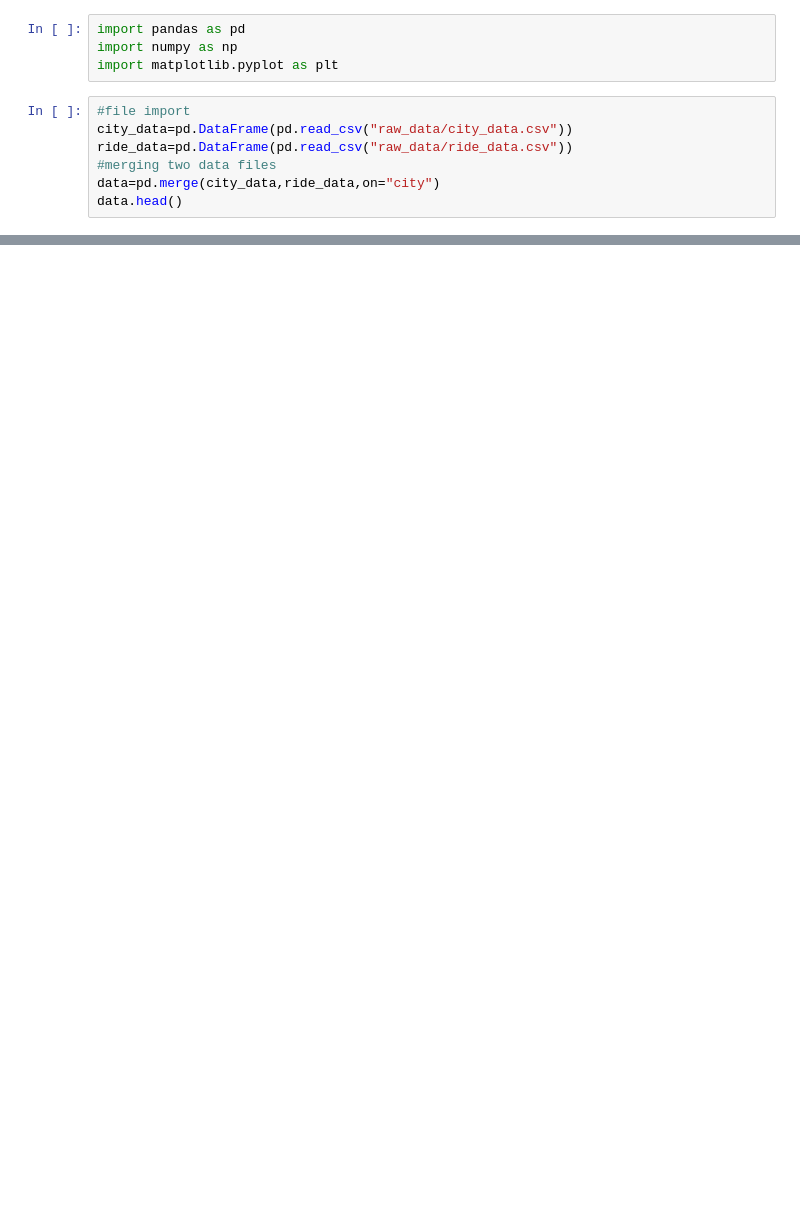
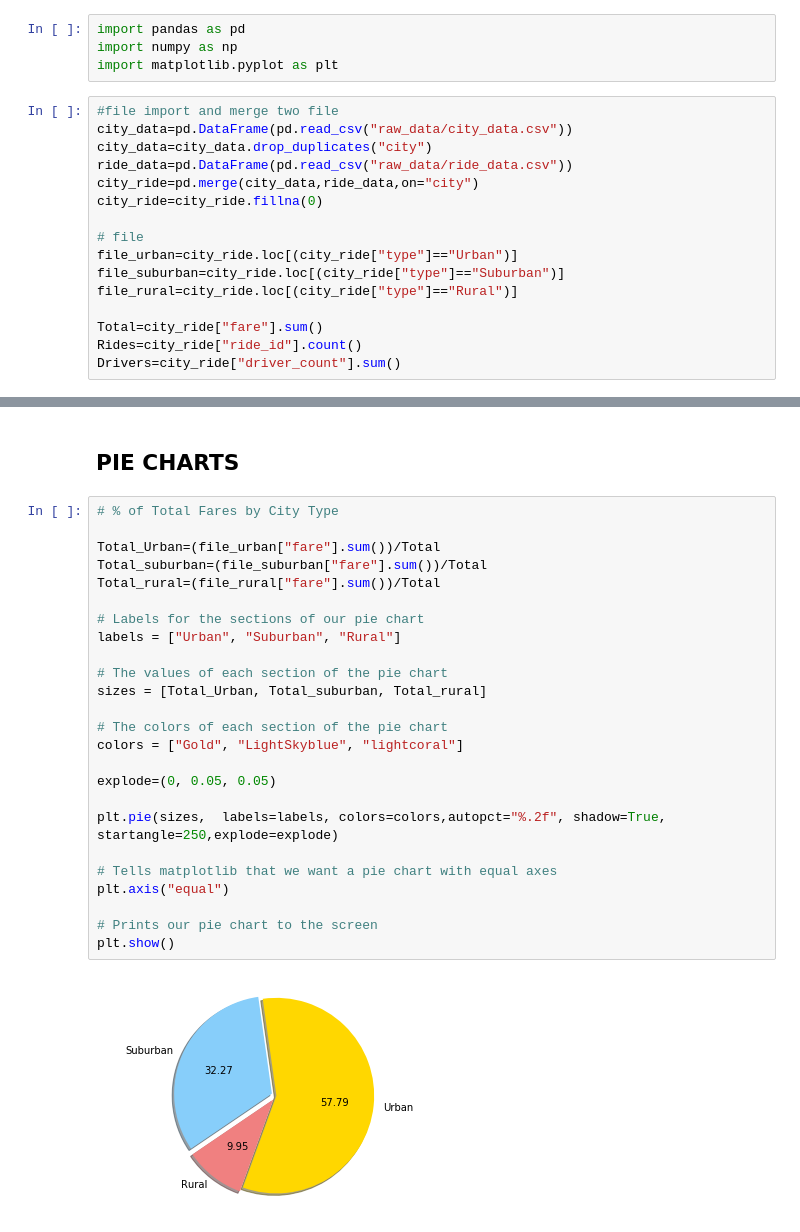
Before and after one commit to sumanakar/python-challenge, a Jupyter notebook: Pyber/Pyber.ipynb, the cells around one changed output, grey strips where cells are left out. Cells and saved outputs as stored; diff of their text form; blank space fills up the shorter version.

```diff
--- a/Pyber/Pyber.ipynb
+++ b/Pyber/Pyber.ipynb
@@ -3,9 +9,18 @@ import pandas as pd
 import numpy as np
 import matplotlib.pyplot as plt
 # %%
-#file import
+#file import and merge two file
 city_data=pd.DataFrame(pd.read_csv("raw_data/city_data.csv"))
+city_data=city_data.drop_duplicates("city")
 ride_data=pd.DataFrame(pd.read_csv("raw_data/ride_data.csv"))
-#merging two data files
-data=pd.merge(city_data,ride_data,on="city")
-data.head()
+city_ride=pd.merge(city_data,ride_data,on="city")
+city_ride=city_ride.fillna(0)
+
+# file
+file_urban=city_ride.loc[(city_ride["type"]=="Urban")]
+file_suburban=city_ride.loc[(city_ride["type"]=="Suburban")]
+file_rural=city_ride.loc[(city_ride["type"]=="Rural")]
+
+Total=city_ride["fare"].sum()
+Rides=city_ride["ride_id"].count()
+Drivers=city_ride["driver_count"].sum()
@@ -29,0 +61,30 @@ TypeError: You have to supply one of 'by' and 'level'
+# %% [markdown]
+
+## PIE CHARTS
+# %%
+# % of Total Fares by City Type
+
+Total_Urban=(file_urban["fare"].sum())/Total
+Total_suburban=(file_suburban["fare"].sum())/Total
+Total_rural=(file_rural["fare"].sum())/Total
+
+# Labels for the sections of our pie chart
+labels = ["Urban", "Suburban", "Rural"]
+
+# The values of each section of the pie chart
+sizes = [Total_Urban, Total_suburban, Total_rural]
+
+# The colors of each section of the pie chart
+colors = ["Gold", "LightSkyblue", "lightcoral"]
+
+explode=(0, 0.05, 0.05)
+
+plt.pie(sizes,  labels=labels, colors=colors,autopct="%.2f", shadow=True, startangle=250,explode=explode)
+
+# Tells matplotlib that we want a pie chart with equal axes
+plt.axis("equal")
+
+# Prints our pie chart to the screen
+plt.show()
+# %% [output]
+[figure, added]
```
Also changed, not shown: parts of 9 cells of this notebook, 10 other files.
